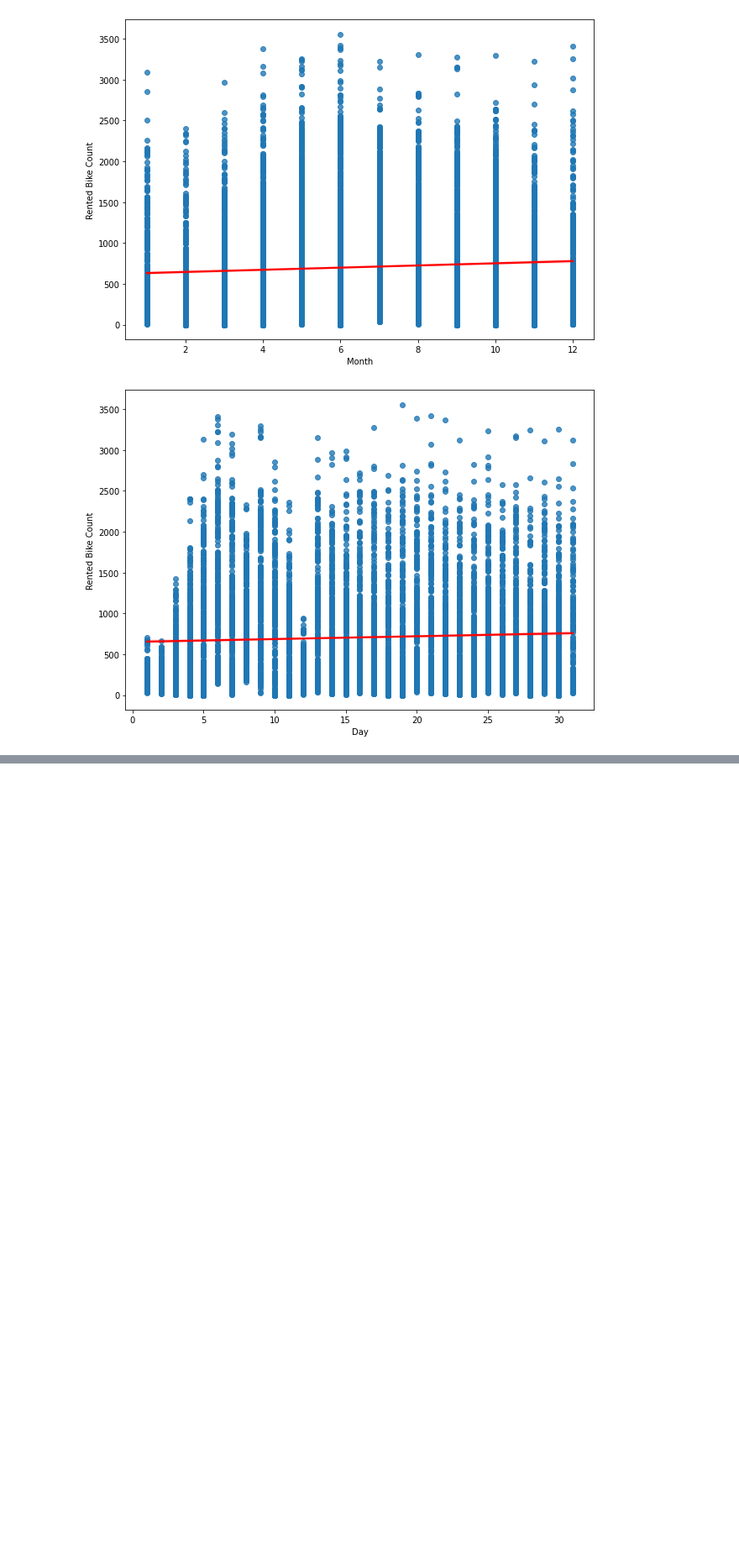
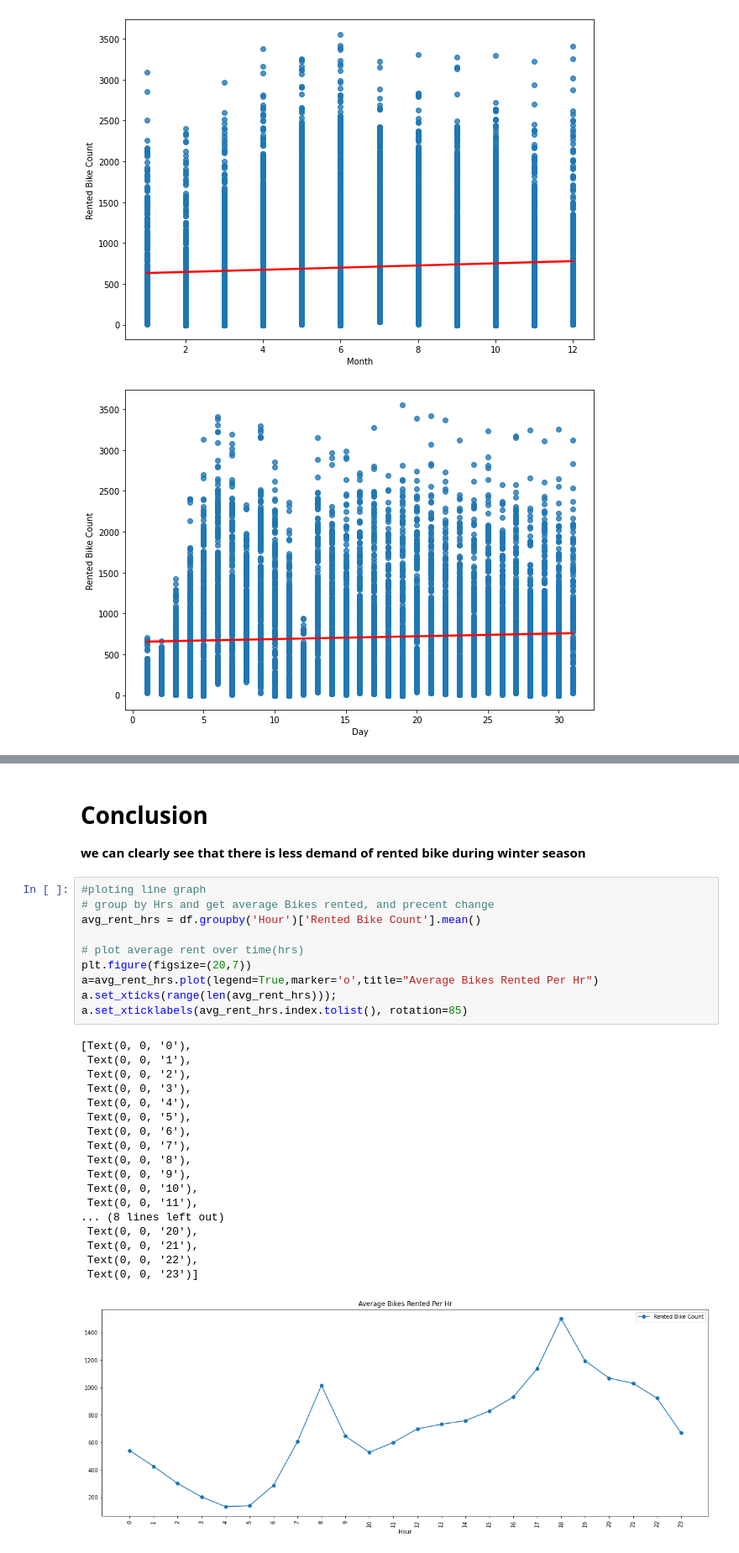
Before and after one commit to Hiteshlko1/Bike-sharing-demand-prediction, a Jupyter notebook: Bike_Sharing_Demand_Prediction_Capstone_Project_Hitesh_Verma.ipynb, the cells around one changed output, grey strips where cells are left out. Shown at 84% size. Saved outputs shown, nothing was run; the diff lists cells and outputs as text; blank space fills up the shorter version.

```diff
--- a/Bike_Sharing_Demand_Prediction_Capstone_Project_Hitesh_Verma.ipynb
+++ b/Bike_Sharing_Demand_Prediction_Capstone_Project_Hitesh_Verma.ipynb
@@ -336,0 +383,33 @@ for col in numeric_features[:]:
+# %% [markdown]
+# **Conclusion**
+
+**we can clearly see that there is less demand of rented bike during winter season**
+# %%
+#ploting line graph
+# group by Hrs and get average Bikes rented, and precent change
+avg_rent_hrs = df.groupby('Hour')['Rented Bike Count'].mean()
+
+# plot average rent over time(hrs)
+plt.figure(figsize=(20,7))
+a=avg_rent_hrs.plot(legend=True,marker='o',title="Average Bikes Rented Per Hr")
+a.set_xticks(range(len(avg_rent_hrs)));
+a.set_xticklabels(avg_rent_hrs.index.tolist(), rotation=85)
+# %% [output]
+[Text(0, 0, '0'),
+ Text(0, 0, '1'),
+ Text(0, 0, '2'),
+ Text(0, 0, '3'),
+ Text(0, 0, '4'),
+ Text(0, 0, '5'),
+ Text(0, 0, '6'),
+ Text(0, 0, '7'),
+ Text(0, 0, '8'),
+ Text(0, 0, '9'),
+ Text(0, 0, '10'),
+ Text(0, 0, '11'),
+... (8 lines left out)
+ Text(0, 0, '20'),
+ Text(0, 0, '21'),
+ Text(0, 0, '22'),
+ Text(0, 0, '23')]
+[figure, added]
```
Also changed, not shown: parts of 15 cells of this notebook.
